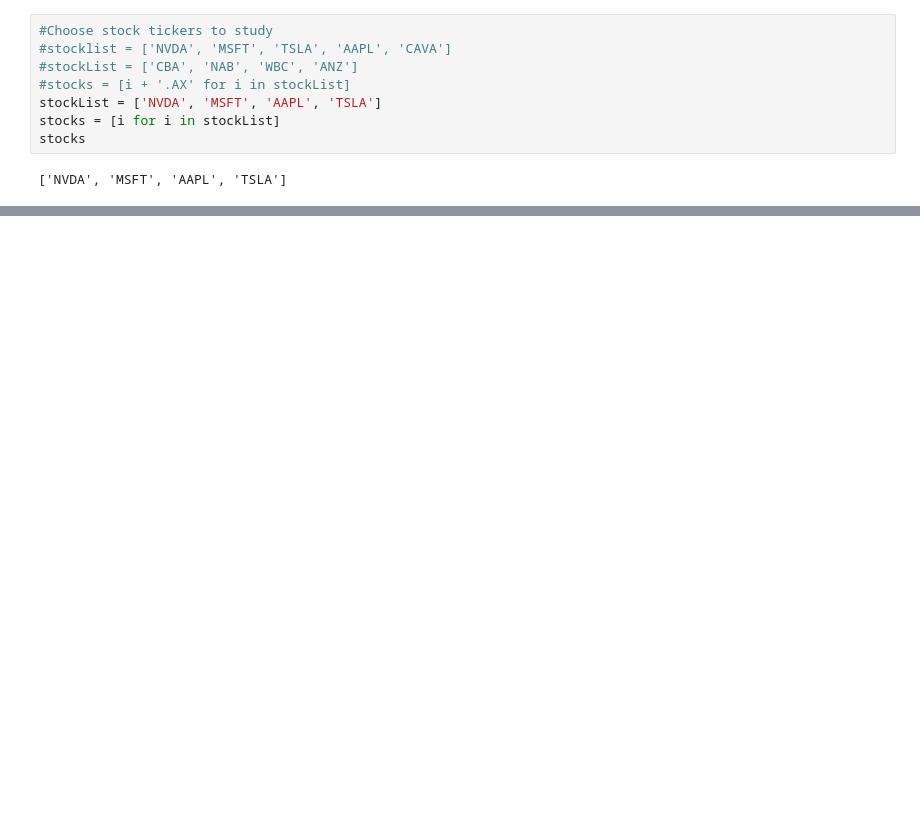
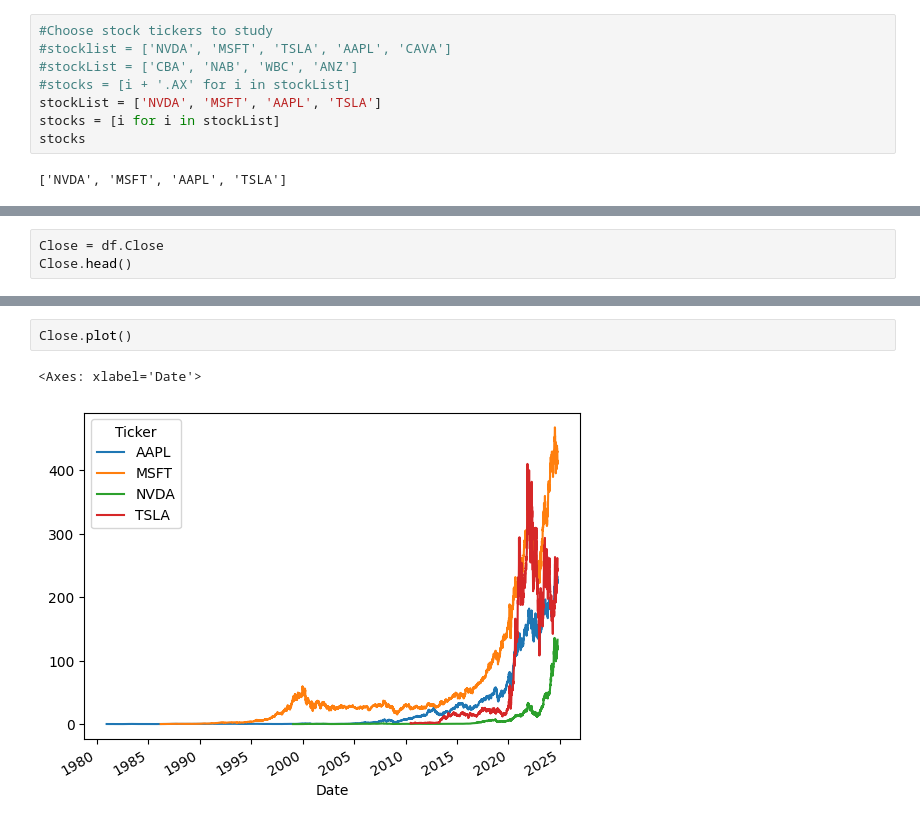
Before and after one commit to NathanDietrich/Artificial-Intelligence-and-Machine-Learning-portfolio, a Jupyter notebook: Trading_Bot.ipynb, the cells around one changed output, grey strips where cells are left out. Drawn from its saved outputs; the diff is of its cells as text; blank space fills up the shorter version.

```diff
--- a/Trading_Bot.ipynb
+++ b/Trading_Bot.ipynb
@@ -63,0 +99,3 @@ df.head()
+# %%
+Close = df.Close
+Close.head()
@@ -63,0 +122,5 @@ df.head()
+# %%
+Close.plot()
+# %% [output]
+<Axes: xlabel='Date'>
+[figure, added]
```
Also changed, not shown: parts of 6 cells of this notebook.
